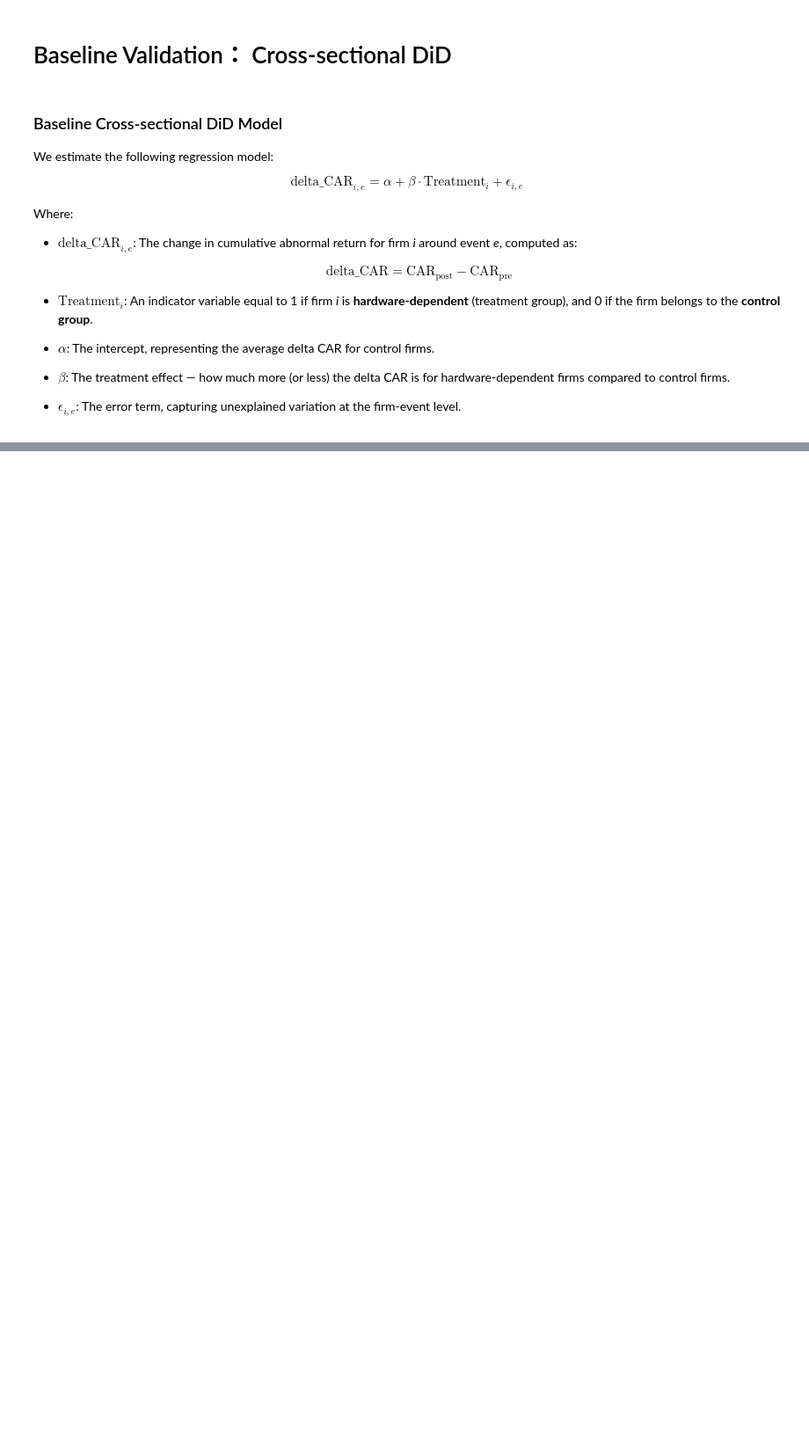
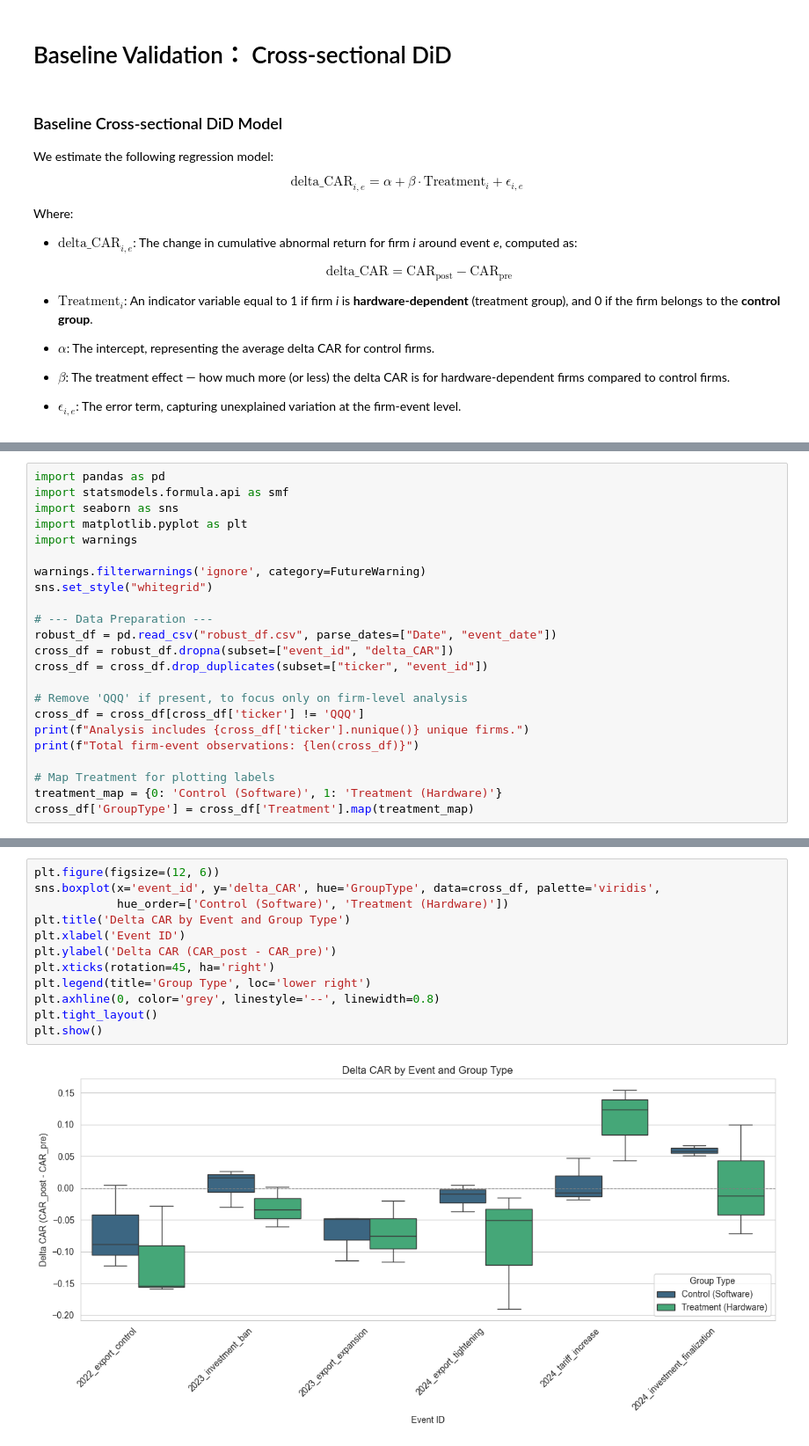
Before and after one commit to CynthiaShiyue/IDS701_Causal_Report_Project, a Jupyter notebook: CrossSectionalDiD.ipynb, the cells around one changed output, grey strips where cells are left out. Shown at 88% size. Drawn from its saved outputs; the diff is of its cells as text; blank space fills up the shorter version.

```diff
--- a/CrossSectionalDiD.ipynb
+++ b/CrossSectionalDiD.ipynb
@@ -134,0 +27,23 @@ plt.show()
+# %%
+import pandas as pd
+import statsmodels.formula.api as smf
+import seaborn as sns
+import matplotlib.pyplot as plt
+import warnings
+
+warnings.filterwarnings('ignore', category=FutureWarning)
+sns.set_style("whitegrid")
+
+# --- Data Preparation ---
+robust_df = pd.read_csv("robust_df.csv", parse_dates=["Date", "event_date"])
+cross_df = robust_df.dropna(subset=["event_id", "delta_CAR"])
+cross_df = cross_df.drop_duplicates(subset=["ticker", "event_id"])
+
+# Remove 'QQQ' if present, to focus only on firm-level analysis
+cross_df = cross_df[cross_df['ticker'] != 'QQQ']
+print(f"Analysis includes {cross_df['ticker'].nunique()} unique firms.")
+print(f"Total firm-event observations: {len(cross_df)}")
+
+# Map Treatment for plotting labels
+treatment_map = {0: 'Control (Software)', 1: 'Treatment (Hardware)'}
+cross_df['GroupType'] = cross_df['Treatment'].map(treatment_map)
@@ -134,0 +135,14 @@ plt.show()
+# %%
+plt.figure(figsize=(12, 6))
+sns.boxplot(x='event_id', y='delta_CAR', hue='GroupType', data=cross_df, palette='viridis',
+            hue_order=['Control (Software)', 'Treatment (Hardware)'])
+plt.title('Delta CAR by Event and Group Type')
+plt.xlabel('Event ID')
+plt.ylabel('Delta CAR (CAR_post - CAR_pre)')
+plt.xticks(rotation=45, ha='right')
+plt.legend(title='Group Type', loc='lower right')
+plt.axhline(0, color='grey', linestyle='--', linewidth=0.8)
+plt.tight_layout()
+plt.show()
+# %% [output]
+[figure, added]
```
Also changed, not shown: parts of 11 cells of this notebook.
